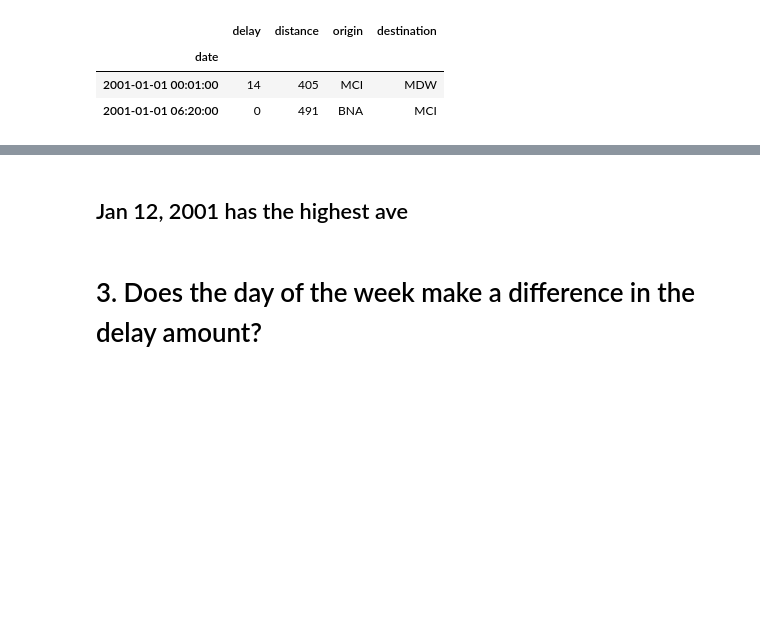
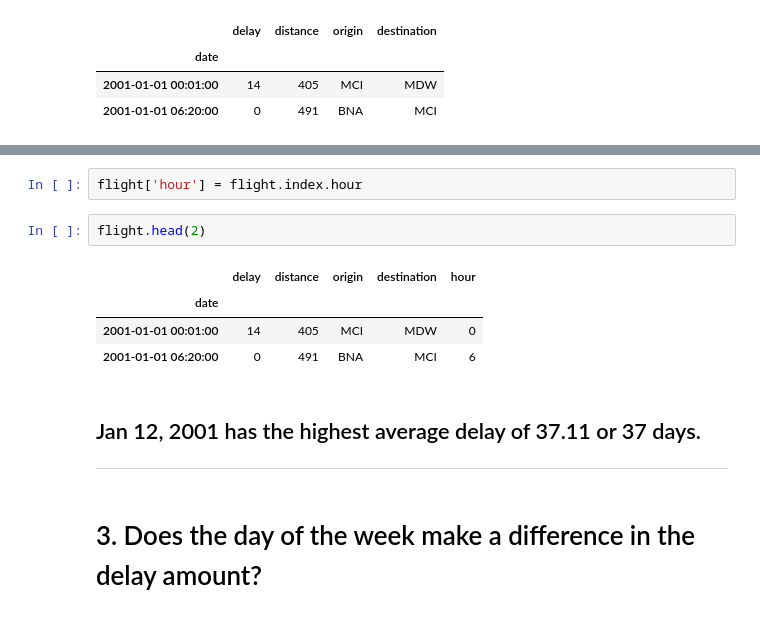
Before and after one commit to o0amandagomez0o/time-series-exercises, a Jupyter notebook: tsa-exercises.ipynb, the cells around one changed output, grey strips where cells are left out. Drawn from its saved outputs; the diff is of its cells as text; blank space fills up the shorter version.

```diff
--- a/tsa-exercises.ipynb
+++ b/tsa-exercises.ipynb
@@ -618,5 +629,15 @@ Freq: D, Name: delay, dtype: float64
+# %%
+flight['hour'] = flight.index.hour
+# %%
+flight.head(2)
+# %% [output]
+|  | delay | distance | origin | destination | hour |
+| date |  |  |  |  |  |
+| 2001-01-01 00:01:00 | 14 | 405 | MCI | MDW | 0 |
+| 2001-01-01 06:20:00 | 0 | 491 | BNA | MCI | 6 |
 # %% [markdown]
-## Jan 12, 2001 has the highest ave
+## Jan 12, 2001 has the highest average delay of 37.11 or 37 days.
+___
 # %% [markdown]
 # 3. Does the day of the week make a difference in the delay amount?
 # %% [markdown]
```
Also changed, not shown: parts of 8 cells of this notebook, 4 other files.
